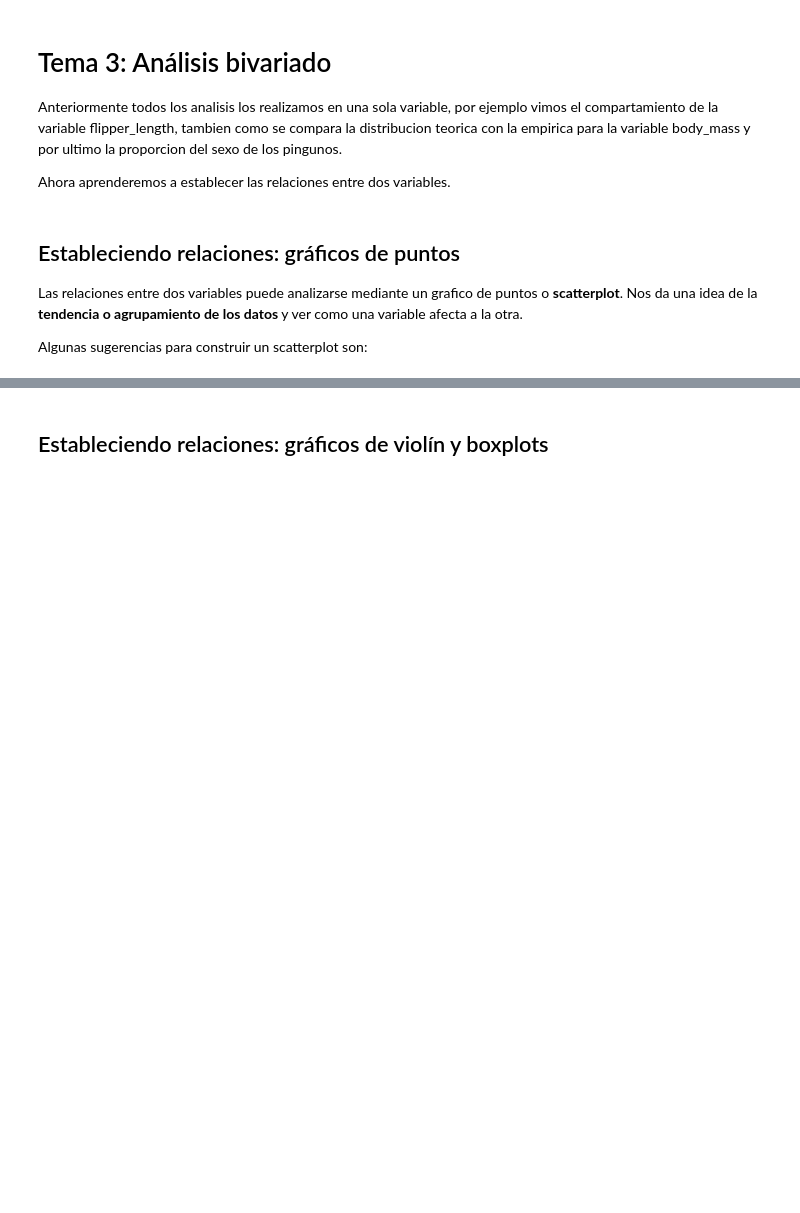
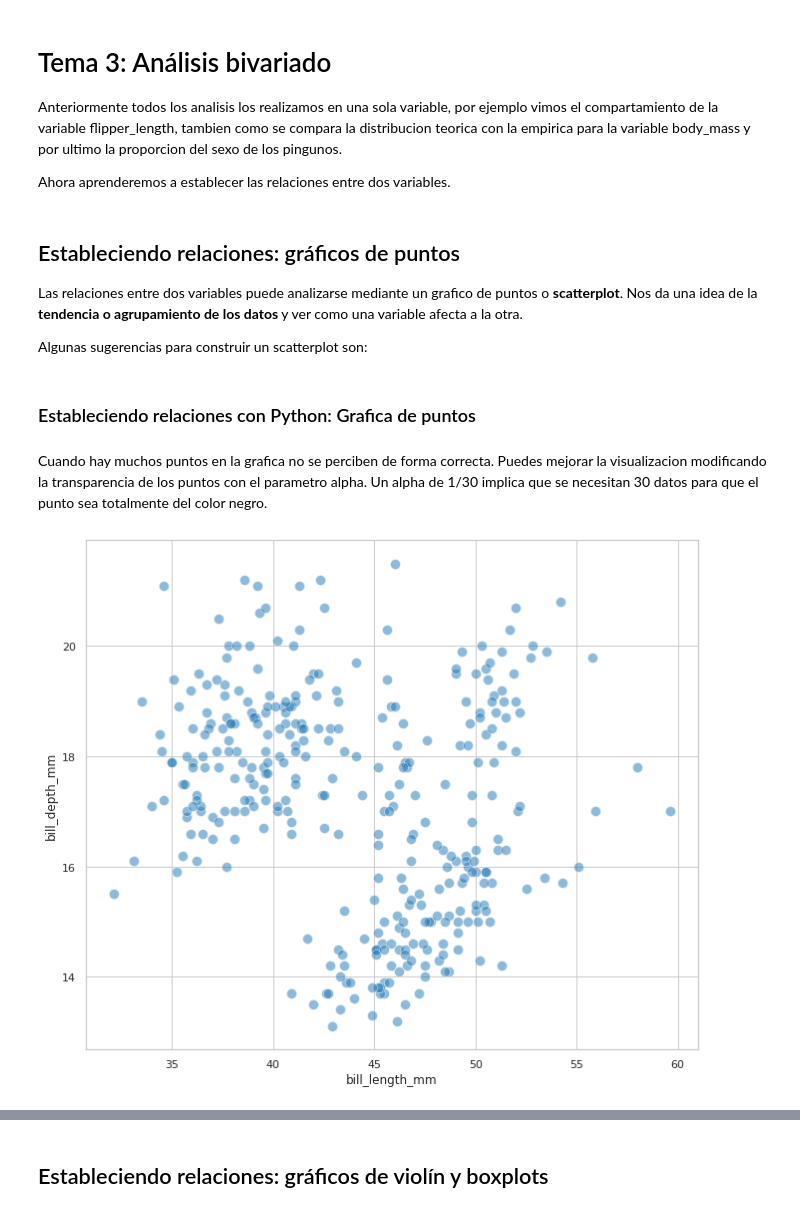
Before and after one commit to mazzaroli/EDA, a Jupyter notebook: article/notebook.ipynb, the cells around one changed output, grey strips where cells are left out. Cells and saved outputs as stored; diff of their text form; code cells hidden in the pictures; blank space fills up the shorter version.

```diff
--- a/article/notebook.ipynb
+++ b/article/notebook.ipynb
@@ -1502,3 +1505,17 @@ Ahora aprenderemos a establecer las relaciones entre dos variables.
 Las relaciones entre dos variables puede analizarse mediante un grafico de puntos o **scatterplot**. Nos da una idea de la **tendencia o agrupamiento de los datos** y ver como una variable afecta a la otra.
 
  Algunas sugerencias para construir un scatterplot son:
+# %% [markdown]
+### Estableciendo relaciones con Python: Grafica de puntos
+# %% [markdown]
+Cuando hay muchos puntos en la grafica no se perciben de forma correcta. Puedes mejorar la visualizacion modificando la transparencia de los puntos con el parametro alpha. Un alpha de 1/30 implica que se necesitan 30 datos para que el punto sea totalmente del color negro.
+# %%
+sns.scatterplot(
+    data=penguins_df,
+    x='bill_length_mm',
+    y='bill_depth_mm',
+    alpha=1/2,
+    s=100
+);
+# %% [output]
+[figure, added]
```
Also changed, not shown: parts of 13 cells of this notebook, 1 other file.
